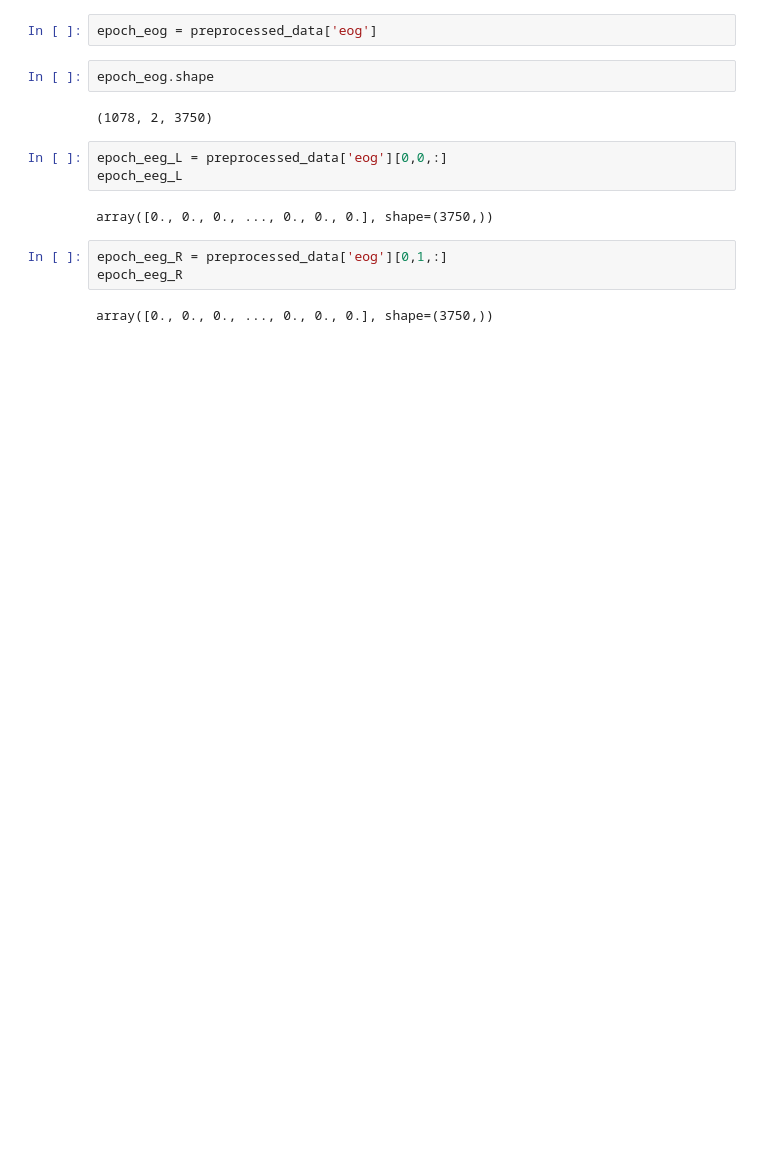
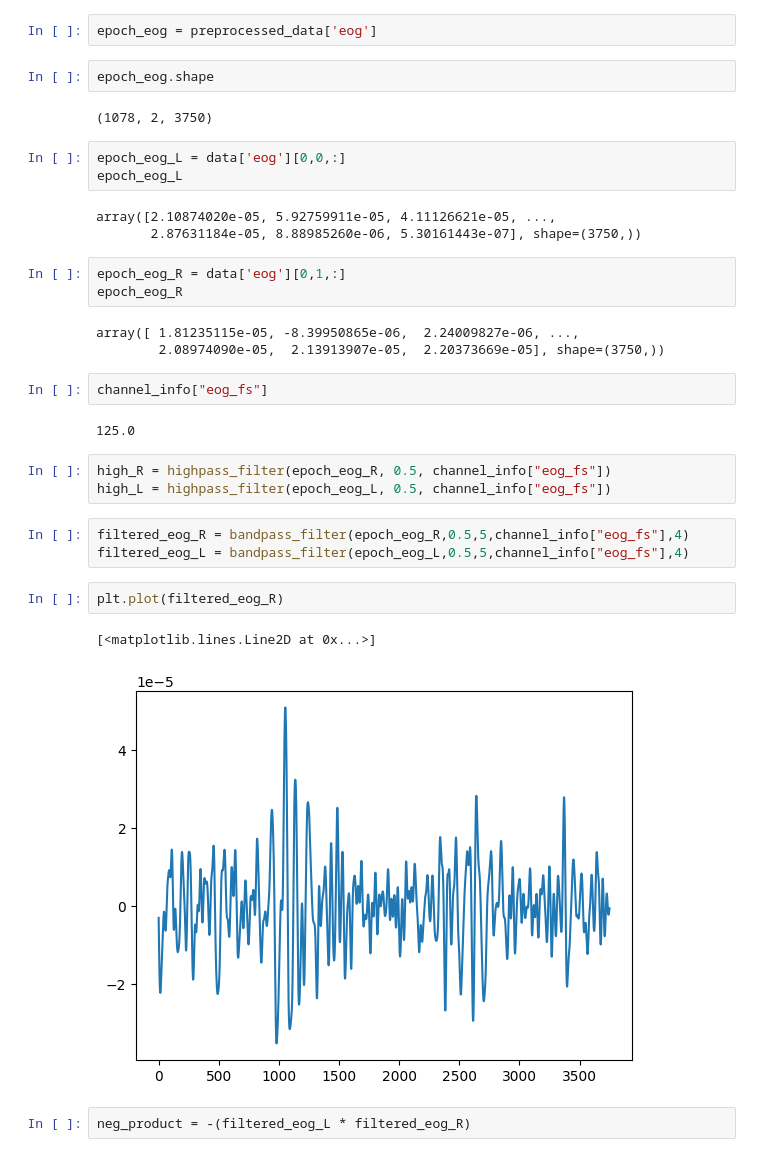
Before and after one commit to inesstsarah/cm2013_ht25_project, a Jupyter notebook: Python/test_eog_features.ipynb, the cells around one changed output. Drawn from its saved outputs; the diff is of its cells as text; blank space fills up the shorter version.

```diff
--- a/Python/test_eog_features.ipynb
+++ b/Python/test_eog_features.ipynb
@@ -38,12 +49,31 @@ epoch_eog.shape
 # %% [output]
 (1078, 2, 3750)
 # %%
-epoch_eeg_L = preprocessed_data['eog'][0,0,:]
-epoch_eeg_L
+epoch_eog_L = data['eog'][0,0,:]
+epoch_eog_L
 # %% [output]
-array([0., 0., 0., ..., 0., 0., 0.], shape=(3750,))
+array([2.10874020e-05, 5.92759911e-05, 4.11126621e-05, ...,
+       2.87631184e-05, 8.88985260e-06, 5.30161443e-07], shape=(3750,))
 # %%
-epoch_eeg_R = preprocessed_data['eog'][0,1,:]
-epoch_eeg_R
+epoch_eog_R = data['eog'][0,1,:]
+epoch_eog_R
 # %% [output]
-array([0., 0., 0., ..., 0., 0., 0.], shape=(3750,))
+array([ 1.81235115e-05, -8.39950865e-06,  2.24009827e-06, ...,
+        2.08974090e-05,  2.13913907e-05,  2.20373669e-05], shape=(3750,))
+# %%
+channel_info["eog_fs"]
+# %% [output]
+125.0
+# %%
+high_R = highpass_filter(epoch_eog_R, 0.5, channel_info["eog_fs"])
+high_L = highpass_filter(epoch_eog_L, 0.5, channel_info["eog_fs"])
+# %%
+filtered_eog_R = bandpass_filter(epoch_eog_R,0.5,5,channel_info["eog_fs"],4)
+filtered_eog_L = bandpass_filter(epoch_eog_L,0.5,5,channel_info["eog_fs"],4)
+# %%
+plt.plot(filtered_eog_R)
+# %% [output]
+[<matplotlib.lines.Line2D at 0x...>]
+[figure, added]
+# %%
+neg_product = -(filtered_eog_L * filtered_eog_R)
```
Also changed, not shown: parts of 9 cells of this notebook, 2 other files.
